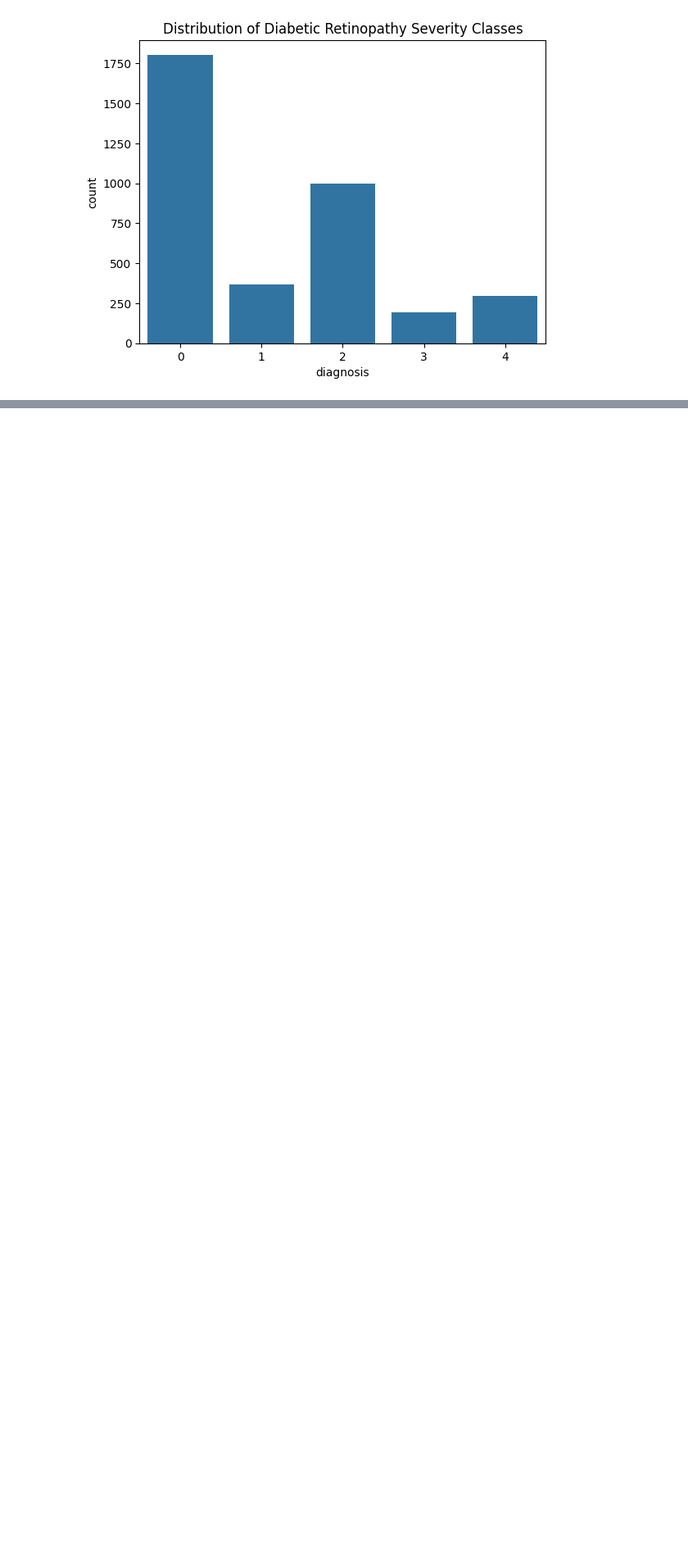
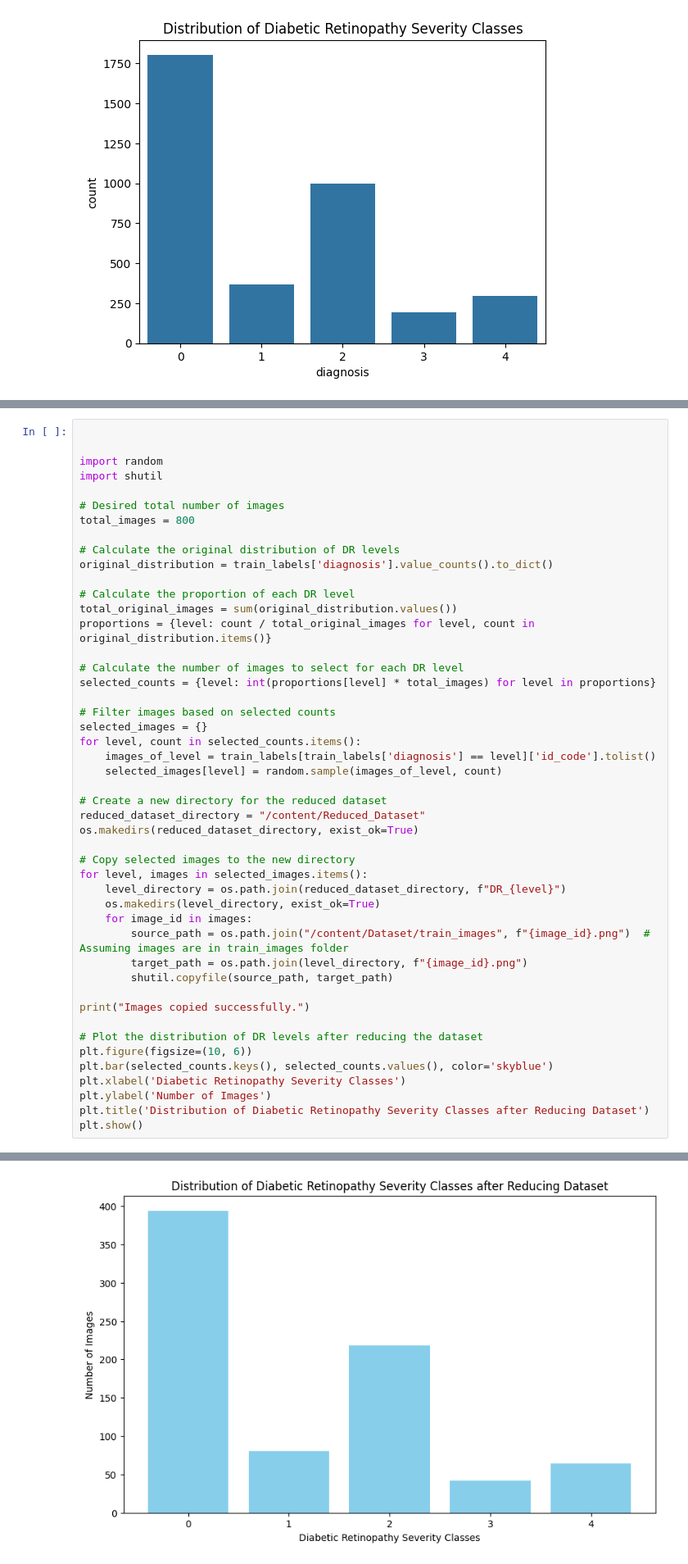
Before and after one commit to ShanmukhiKairuppala/Diabetic_Retinopathy_Detection, a Jupyter notebook: DR_APTOS.ipynb, the cells around one changed output, grey strips where cells are left out. Shown at 82% size. Drawn from its saved outputs; the diff is of its cells as text; blank space fills up the shorter version.

```diff
--- a/DR_APTOS.ipynb
+++ b/DR_APTOS.ipynb
@@ -289,0 +397,48 @@ else:
+# %%
+
+
+import random
+import shutil
+
+# Desired total number of images
+total_images = 800
+
+# Calculate the original distribution of DR levels
+original_distribution = train_labels['diagnosis'].value_counts().to_dict()
+
+# Calculate the proportion of each DR level
+total_original_images = sum(original_distribution.values())
+proportions = {level: count / total_original_images for level, count in original_distribution.items()}
+
+# Calculate the number of images to select for each DR level
+selected_counts = {level: int(proportions[level] * total_images) for level in proportions}
+
+# Filter images based on selected counts
+selected_images = {}
+for level, count in selected_counts.items():
+    images_of_level = train_labels[train_labels['diagnosis'] == level]['id_code'].tolist()
+    selected_images[level] = random.sample(images_of_level, count)
+
+# Create a new directory for the reduced dataset
+reduced_dataset_directory = "/content/Reduced_Dataset"
+os.makedirs(reduced_dataset_directory, exist_ok=True)
+
+# Copy selected images to the new directory
+for level, images in selected_images.items():
+    level_directory = os.path.join(reduced_dataset_directory, f"DR_{level}")
+    os.makedirs(level_directory, exist_ok=True)
+    for image_id in images:
+        source_path = os.path.join("/content/Dataset/train_images", f"{image_id}.png")  # Assuming images are in train_images folder
+        target_path = os.path.join(level_directory, f"{image_id}.png")
+        shutil.copyfile(source_path, target_path)
+
+print("Images copied successfully.")
+
+# Plot the distribution of DR levels after reducing the dataset
+plt.figure(figsize=(10, 6))
+plt.bar(selected_counts.keys(), selected_counts.values(), color='skyblue')
+plt.xlabel('Diabetic Retinopathy Severity Classes')
+plt.ylabel('Number of Images')
+plt.title('Distribution of Diabetic Retinopathy Severity Classes after Reducing Dataset')
+plt.show()
+# %% [output]
@@ -289,0 +446 @@ else:
+[figure, added]
```
Also changed, not shown: parts of 16 cells of this notebook.
